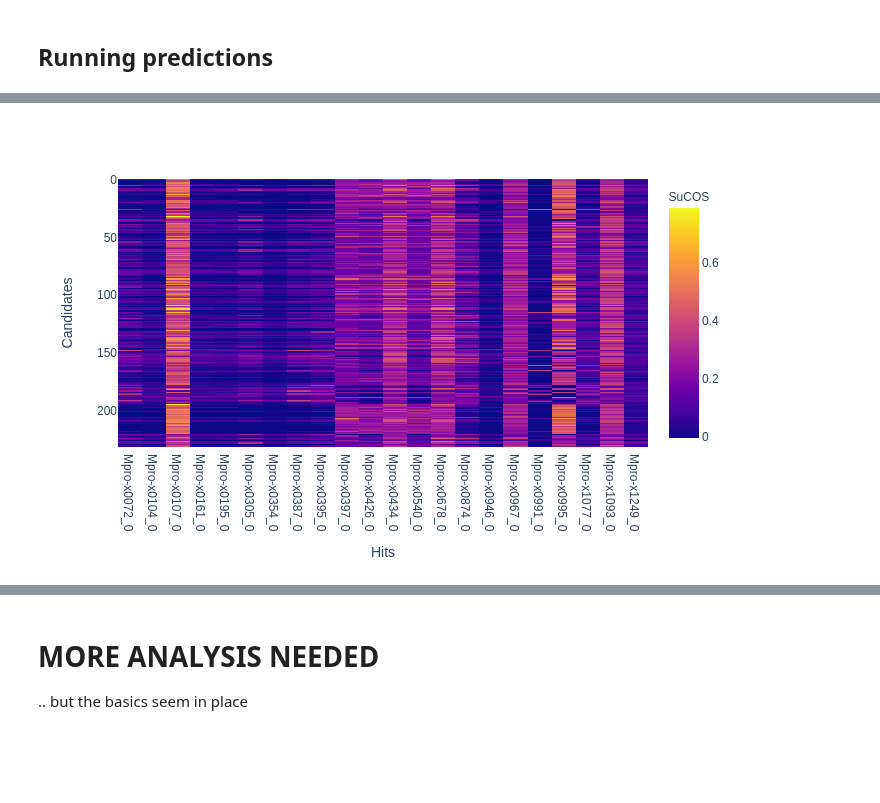
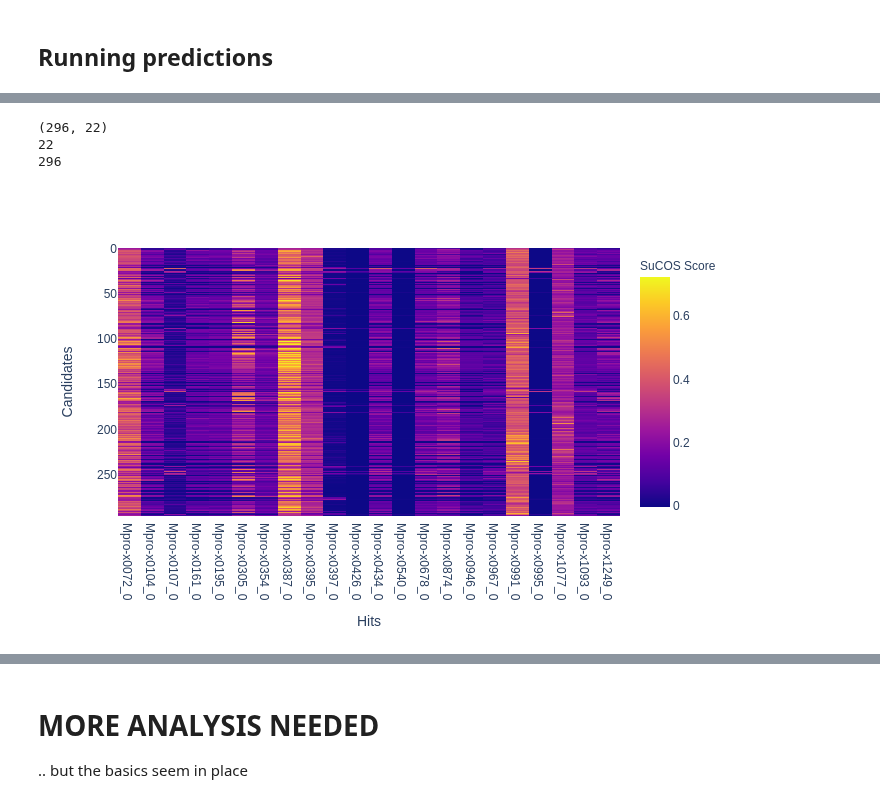
Before and after one commit to tdudgeon/jupyter_mpro, a Jupyter notebook: SuCOSStein.ipynb, the cells around one changed output, grey strips where cells are left out. Drawn from its saved outputs; the diff is of its cells as text; code cells hidden in the pictures; blank space fills up the shorter version.

```diff
--- a/SuCOSStein.ipynb
+++ b/SuCOSStein.ipynb
@@ -464,7 +464,10 @@ fmaps, scores = build_feat_data(hits)
 #print(len(fmaps))
 while len(fmaps) > 1:
     merge_feat_maps(fmaps, scores)
-df_merged_h = fmaps[0]
+merged_fmap = fmaps[0]
+fname = "featurestein-22.p"
+pickle.dump( fmaps[0], open(fname, "wb" ))
+print('Wrote merged feature map as pickle to', fname)
 # %% [output]
 Merging 15 and 3 with score 0.8923258636920277 #features: 7 9
 Merging 2 and 12 with score 0.6812557890268437 #features: 5 7
@@ -515,7 +518,7 @@ fig.show()
 # We'd expect them to all score close to 1
 
 for featMap in featMaps:
-    score = score_featmaps(featMap, df_merged_h)
+    score = score_featmaps(featMap, merged_fmap)
     print(score)
 
 # they do. All score ~1 so that's what we expect.
@@ -541,14 +544,14 @@ for featMap in featMaps:
 ## Running predictions
 # %%
 # How about some candidates?
-# These are 0.5% of Mpro-x0107 hit expanded and enumerate (charge states)
+# These are a subset of Mpro-x0387 hit expanded and enumerate (charge states)
 #   docked into Mpro-0387 using tethered docking.
-gz = gzip.open('tethering/Mpro-x0107_into_x0387.sdf.gz')
+gz = gzip.open('tethering/Mpro-x0387_into_x0387_default_tether.sdf.gz')
 supplr = Chem.ForwardSDMolSupplier(gz)
 tethered_poses = []
 count = 0
 for m in supplr:
-    if count % 200 == 0:
+    if count % 40 == 0:
         tethered_poses.append(m)
     count += 1
 len(tethered_poses)
@@ -587,9 +589,16 @@ print(len(y_names))
+# %%
+# let's compare the individual overlaps
+df_tethered, x_names_tethered, y_names_free = gen_sucos_scores(tethered_poses)
+# %% [output]
+(296, 22)
+22
+296
 # %%
-fig = px.imshow(df2, labels=dict(x="Hits", y="Candidates", color="SuCOS"), x=x_names)
+fig = px.imshow(df_tethered, labels=dict(x="Hits", y="Candidates", color="SuCOS Score"), x=x_names_tethered)
 fig.show()
 
-# Not surprisingly Mpro-x0107 scores best as that's what these ligands were tethered to when docked
-# TODO - We should remove the originating hit from the comparison.
+# Not surprisingly Mpro-x0387 scores best as that's what these ligands were tethered to when docked
+# TODO - should we remove the originating hit from the comparison?
 # %% [output]
-[figure, old version]
+[figure, new version]
 # %%
```
Also changed, not shown: parts of 22 cells of this notebook, 6 other files.
